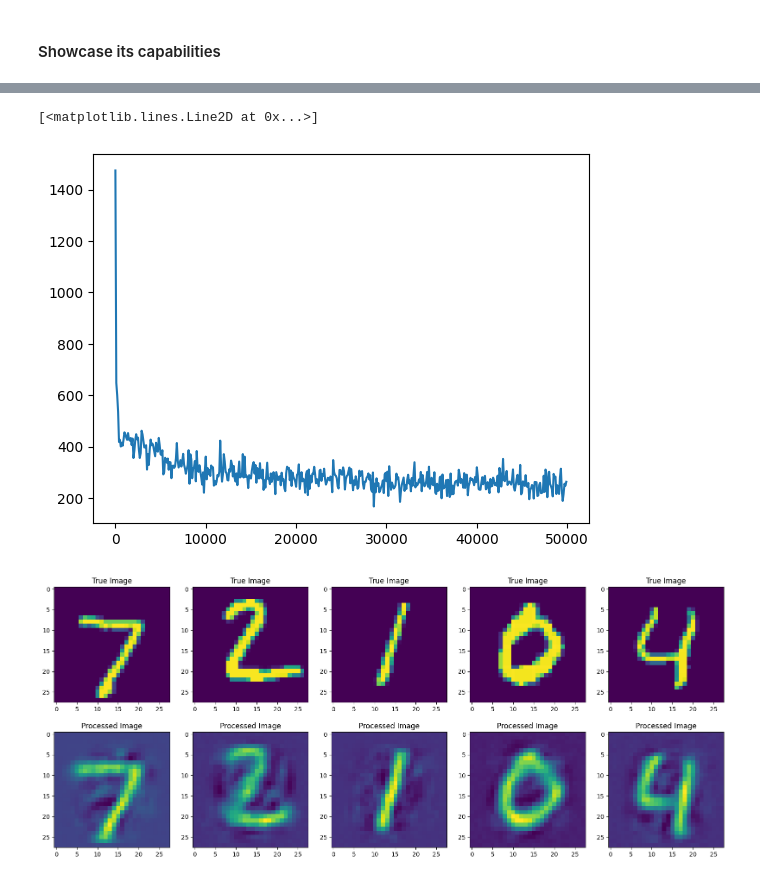
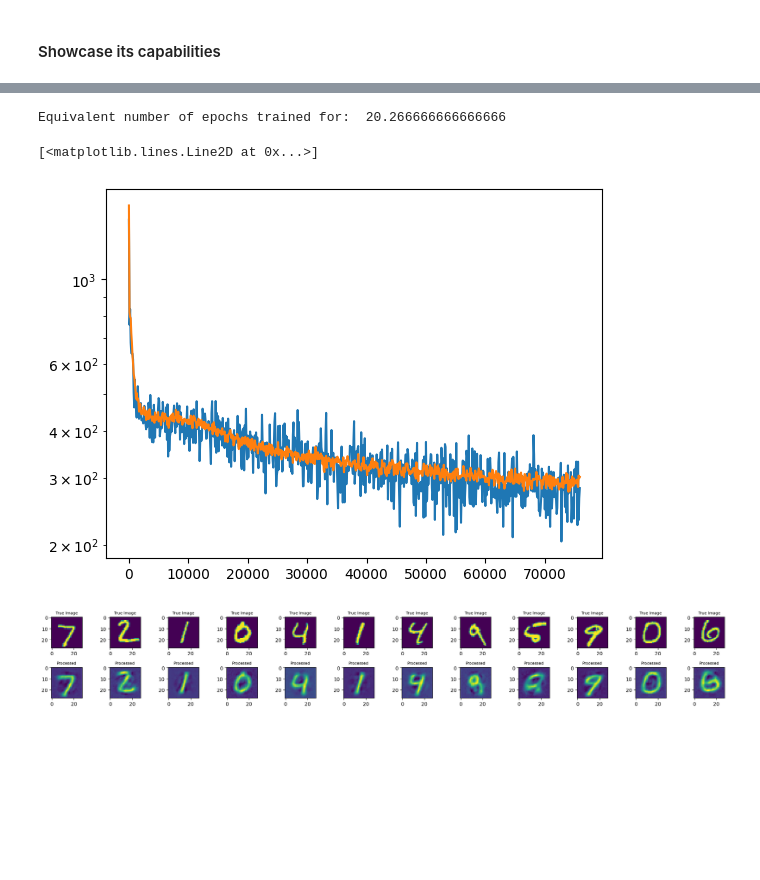
Before and after one commit to Apros7/MLPapers, a Jupyter notebook: Autoencoder/showcase.ipynb, the cells around one changed output, grey strips where cells are left out. Saved outputs shown, nothing was run; the diff lists cells and outputs as text; code cells hidden in the pictures; blank space fills up the shorter version.

```diff
--- a/Autoencoder/showcase.ipynb
+++ b/Autoencoder/showcase.ipynb
@@ -56,11 +56,30 @@ def sparse_categorical_crossentropy(x, y):
+# %%
+nsteps = 76000
+batch_size = 16
+
+steps = []
+losses = []
+evals = []
+
+def sparse_categorical_crossentropy(x, y):
+    z = ((x - y)**2).sum(axis=1).sum(axis=0)
+    return z
+
+def eval(autoencoder, X_test):
+    losses = []
+    for _ in range(20):
+        samp = np.random.randint(0, X_train.shape[0], size=(batch_size))
+        batch = Tensor(X_train[samp], requires_grad=False)
+        labels = Tensor(X_train[samp])
+
+        out = autoencoder(batch)
+        losses.append(sparse_categorical_crossentropy(out, labels))
+    return (sum(losses) / len(losses)).numpy()
 # %%
-steps = []
-losses = []
-
 with Tensor.train():
-  for step in tqdm(range(50000)):
+  for step in tqdm(range(nsteps)):
     # random sample a batch
-    samp = np.random.randint(0, X_train.shape[0], size=(16))
+    samp = np.random.randint(0, X_train.shape[0], size=(batch_size))
     batch = Tensor(X_train[samp], requires_grad=False)
     labels = Tensor(X_train[samp])
 
@@ -74,12 +93,18 @@ with Tensor.train():
     if step % 100 == 0:
       steps.append(step)
       losses.append(loss.numpy())
+      evals.append(eval(autoencoder, X_test))
+
+print("Equivalent number of epochs trained for: ", nsteps * batch_size / X_train.shape[0])
+# %% [output]
+Equivalent number of epochs trained for:  20.266666666666666
-# %%
-plt.plot(steps, losses)
-# %% [output]
-[<matplotlib.lines.Line2D at 0x...>]
-[figure, removed]
+# %%
+plt.semilogy(steps, losses, label="train loss")
+plt.semilogy(steps, evals, label="eval loss")
+# %% [output]
+[<matplotlib.lines.Line2D at 0x...>]
+[figure, added]
 # %%
-show_autoencoder(autoencoder, X_test[:5])
+show_autoencoder(autoencoder, X_test[:12])
 # %% [output]
-[figure, old version]
+[figure, new version]
```
Also changed, not shown: parts of 5 cells of this notebook.
